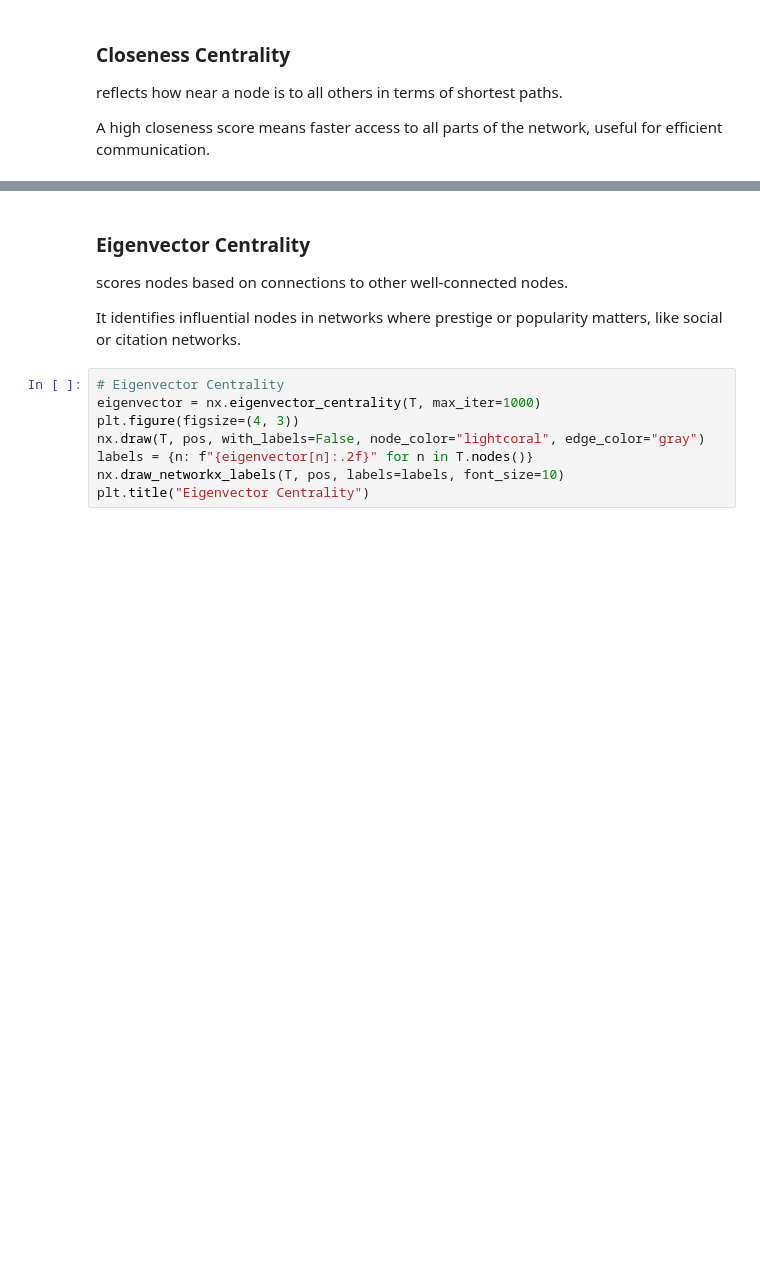
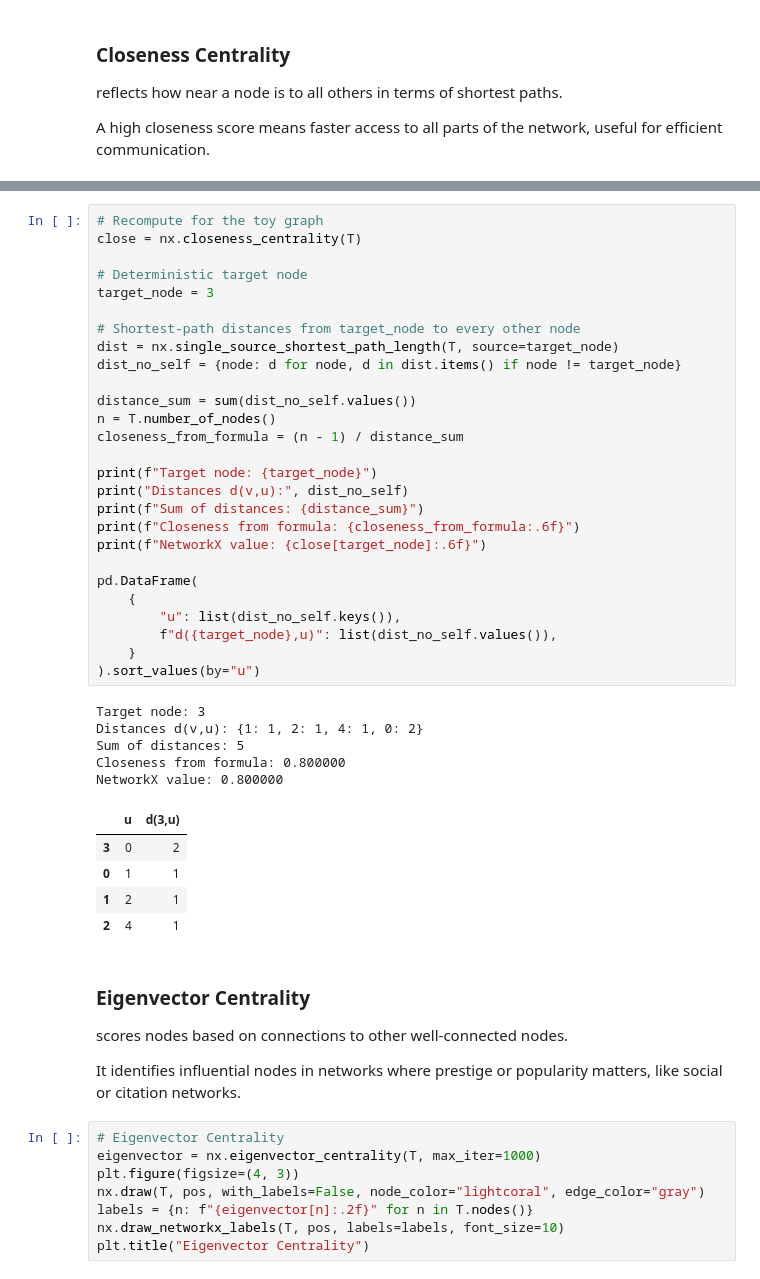
Before and after one commit to bgbg/ML-on-Graphs, a Jupyter notebook: 3_Advanced_Network_Properties.ipynb, the cells around one changed output, grey strips where cells are left out. Cells and saved outputs as stored; diff of their text form; blank space fills up the shorter version.

```diff
--- a/3_Advanced_Network_Properties.ipynb
+++ b/3_Advanced_Network_Properties.ipynb
@@ -137,3 +228,41 @@ Text(0.5, 1.0, 'Closeness Centrality')
+# %%
+# Recompute for the toy graph
+close = nx.closeness_centrality(T)
+
+# Deterministic target node
+target_node = 3
+
+# Shortest-path distances from target_node to every other node
+dist = nx.single_source_shortest_path_length(T, source=target_node)
+dist_no_self = {node: d for node, d in dist.items() if node != target_node}
+
+distance_sum = sum(dist_no_self.values())
+n = T.number_of_nodes()
+closeness_from_formula = (n - 1) / distance_sum
+
+print(f"Target node: {target_node}")
+print("Distances d(v,u):", dist_no_self)
+print(f"Sum of distances: {distance_sum}")
+print(f"Closeness from formula: {closeness_from_formula:.6f}")
+print(f"NetworkX value: {close[target_node]:.6f}")
+
+pd.DataFrame(
+    {
+        "u": list(dist_no_self.keys()),
+        f"d({target_node},u)": list(dist_no_self.values()),
+    }
+).sort_values(by="u")
+# %% [output]
+Target node: 3
+Distances d(v,u): {1: 1, 2: 1, 4: 1, 0: 2}
+Sum of distances: 5
+Closeness from formula: 0.800000
+NetworkX value: 0.800000
+|  | u | d(3,u) |
+| 3 | 0 | 2 |
+| 0 | 1 | 1 |
+| 1 | 2 | 1 |
+| 2 | 4 | 1 |
 # %% [markdown]
 
 
```
Also changed, not shown: parts of 9 cells of this notebook.
